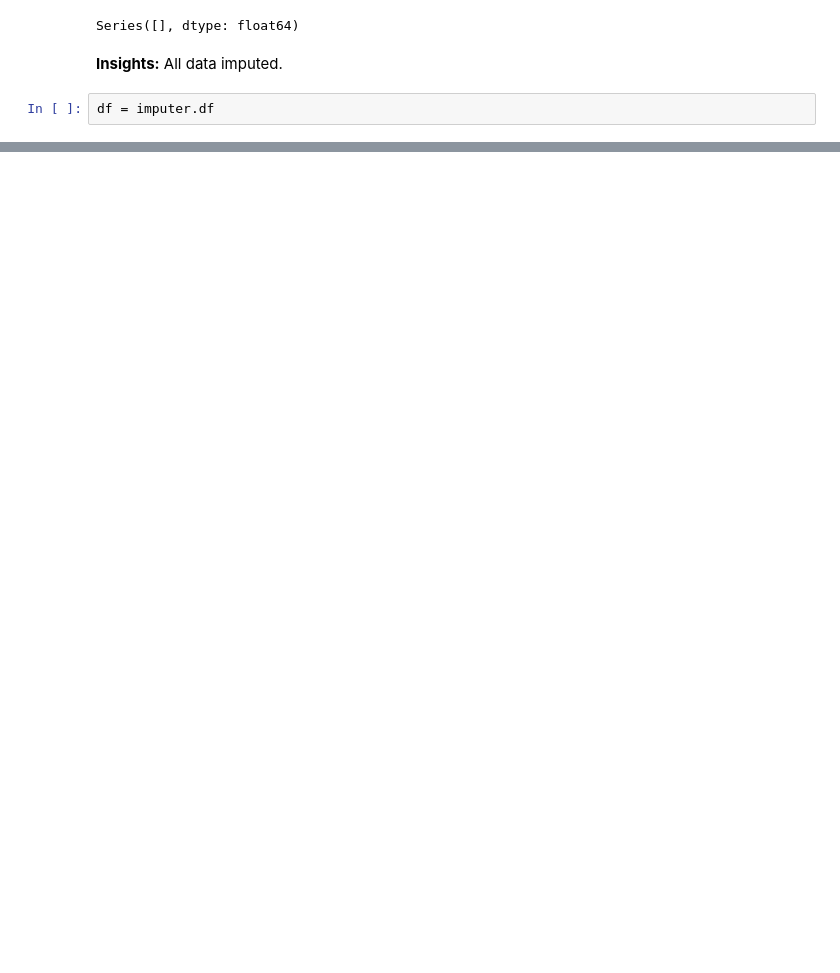
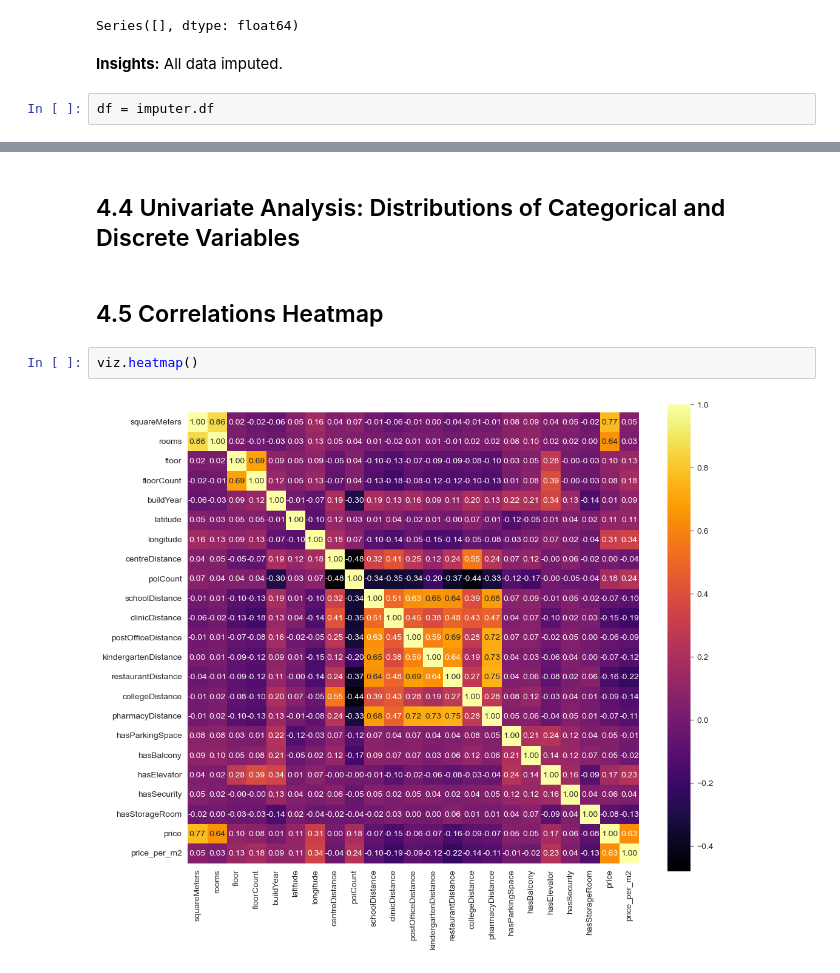
Before and after one commit to Oliwer1992/polish-real-estate-analysis, a Jupyter notebook: 02_Data_Cleaning_and_EDA.ipynb, the cells around one changed output, grey strips where cells are left out. Saved outputs shown, nothing was run; the diff lists cells and outputs as text; blank space fills up the shorter version.

```diff
--- a/02_Data_Cleaning_and_EDA.ipynb
+++ b/02_Data_Cleaning_and_EDA.ipynb
@@ -186,0 +296,8 @@ df = imputer.df
+# %% [markdown]
+## 4.4 Univariate Analysis: Distributions of Categorical and Discrete Variables
+# %% [markdown]
+## 4.5 Correlations Heatmap
+# %%
+viz.heatmap()
+# %% [output]
+[figure, added]
```
Also changed, not shown: parts of 16 cells of this notebook.
